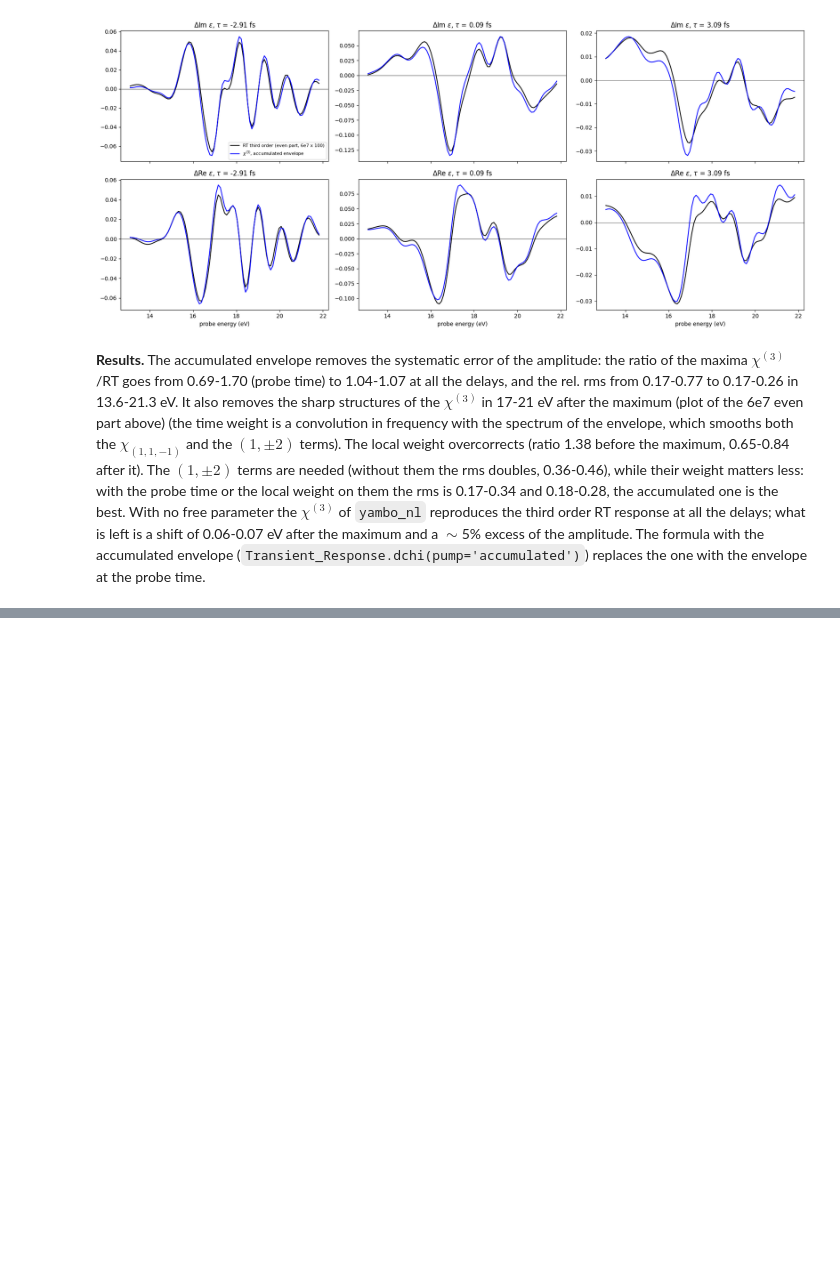
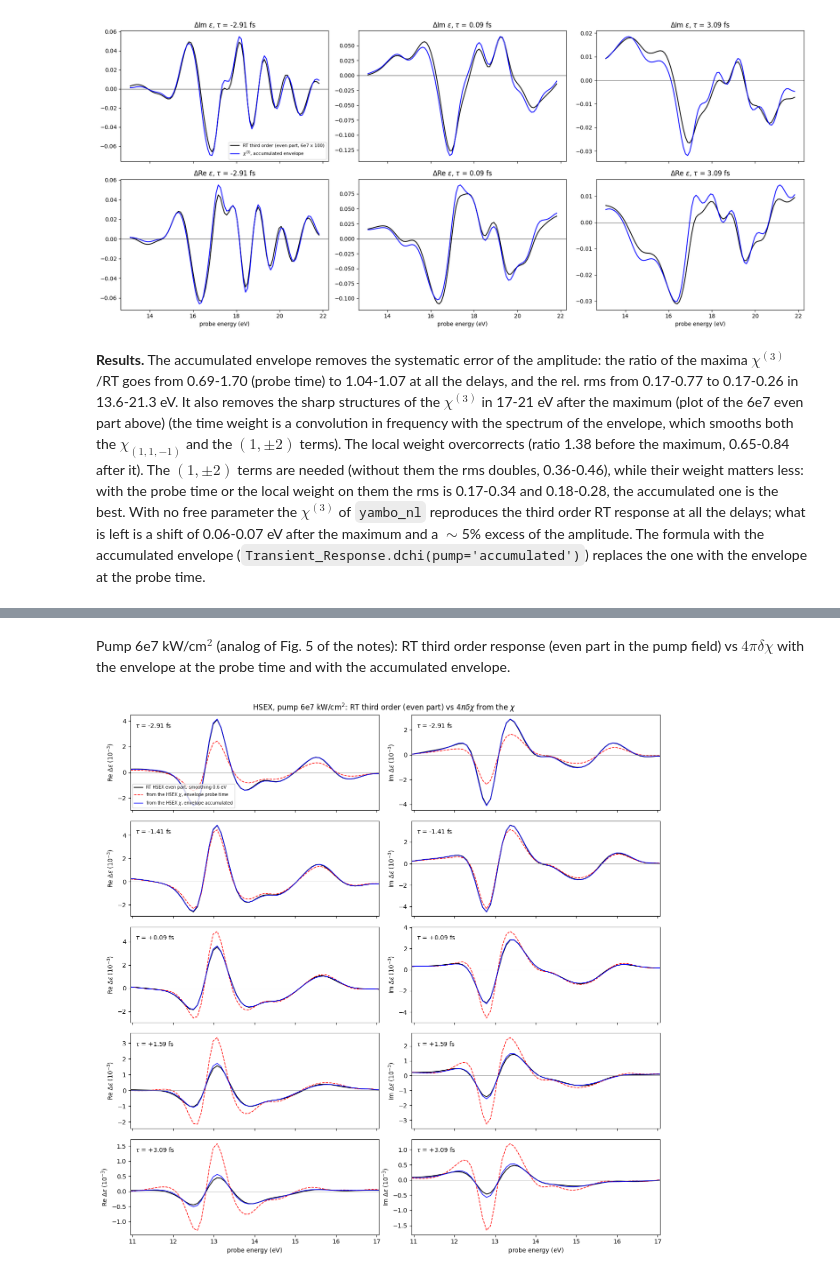
Before and after one commit to marcodalessandro76/LiF, a Jupyter notebook: NL_Chi/Dchi-neq_Analysis.ipynb, the cells around one changed output, grey strips where cells are left out. Cells and saved outputs as stored; diff of their text form; code cells hidden in the pictures; blank space fills up the shorter version.

```diff
--- a/NL_Chi/Dchi-neq_Analysis.ipynb
+++ b/NL_Chi/Dchi-neq_Analysis.ipynb
@@ -826,0 +986,26 @@ envelope (`Transient_Response.dchi(pump='accumulated')`) replaces the one with t
+# %%
+def plot_dchi_hsex(I, models, title):
+    # Delta eps at the five delays: RT even part (smoothing 0.6 eV) vs 4 pi dchi from the HSEX chi (cranknic_correction)
+    fig,axes = plt.subplots(len(t_probes_nl),2,figsize=(13,2.6*len(t_probes_nl)),sharex=True)
+    for k,tp in enumerate(t_probes_nl):
+        for ax,part,lab in zip(axes[k],[np.real,np.imag],['Re','Im']):
+            ax.plot(w_h,1e3*part(even_h[(I,tp)]),color='k',lw=1.3,label='RT HSEX even part, smoothing 0.6 eV')
+            for m,(c,ls) in models.items():
+                ax.plot(w_h,1e3*part(deps_chi_h[(I,m,'cn',tp)]),color=c,ls=ls,lw=1.1,
+                        label=r'from the HSEX $\chi$, envelope '+m)
+            ax.axhline(0,color='gray',lw=0.5)
+            ax.set_ylabel(r'%s $\Delta\epsilon$ ($10^{-3}$)'%lab)
+            ax.text(0.02,0.92,r'$\tau$ = %+.2f fs'%tau_h[tp],transform=ax.transAxes,va='top')
+    for ax in axes[-1]: ax.set_xlabel('probe energy (eV)'); ax.set_xlim(w_h[0],w_h[-1])
+    axes[0,0].legend(fontsize=7,loc='lower left')
+    fig.suptitle(title)
+    plt.tight_layout()
+    return fig
+# %% [markdown]
+Pump 6e7 kW/cm$^2$ (analog of Fig. 5 of the notes): RT third order response (even part in the pump field) vs
+$4\pi\delta\chi$ with the envelope at the probe time and with the accumulated envelope.
+# %%
+fig = plot_dchi_hsex(6e7,{'probe time':('r','--'),'accumulated':('b','-')},
+                     r'HSEX, pump 6e7 kW/cm$^2$: RT third order (even part) vs $4\pi\delta\chi$ from the $\chi$')
+# %% [output]
+[figure, added]
```
Also changed, not shown: parts of 7 cells of this notebook, 2 other files.
